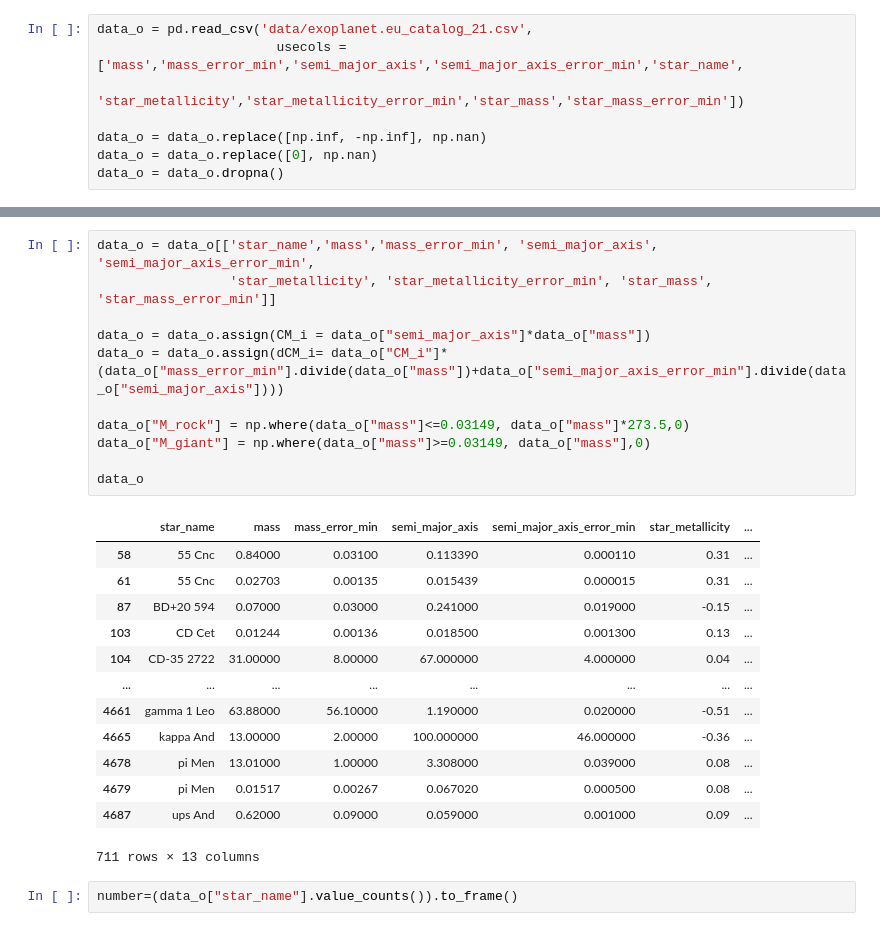
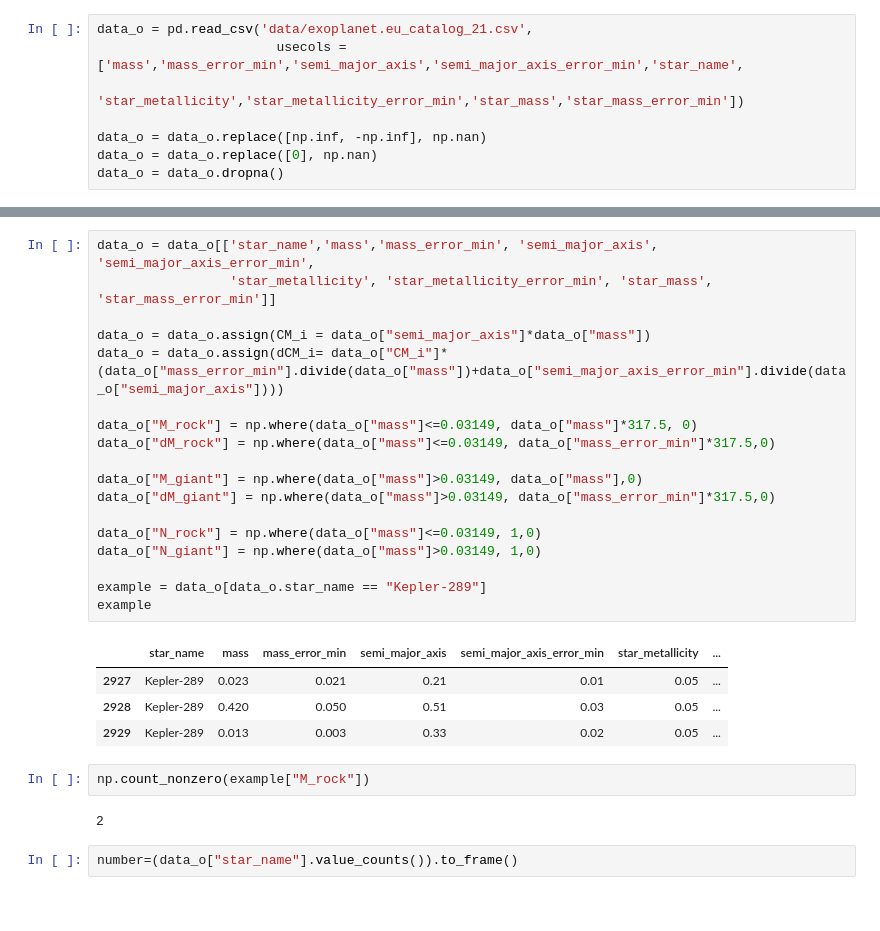
Before and after one commit to fjbautistas/kde_example, a Jupyter notebook: Marginal_Distributions.ipynb, the cells around one changed output, grey strips where cells are left out. Cells and saved outputs as stored; diff of their text form.

Commit message:
observational data treatment

```diff
--- a/Marginal_Distributions.ipynb
+++ b/Marginal_Distributions.ipynb
@@ -70,28 +70,30 @@ data_o
 # %%
 data_o = data_o[['star_name','mass','mass_error_min', 'semi_major_axis', 'semi_major_axis_error_min',
                  'star_metallicity', 'star_metallicity_error_min', 'star_mass', 'star_mass_error_min']]
 
 data_o = data_o.assign(CM_i = data_o["semi_major_axis"]*data_o["mass"])
 data_o = data_o.assign(dCM_i= data_o["CM_i"]*(data_o["mass_error_min"].divide(data_o["mass"])+data_o["semi_major_axis_error_min"].divide(data_o["semi_major_axis"])))
 
-data_o["M_rock"] = np.where(data_o["mass"]<=0.03149, data_o["mass"]*273.5,0)
-data_o["M_giant"] = np.where(data_o["mass"]>=0.03149, data_o["mass"],0)
+data_o["M_rock"] = np.where(data_o["mass"]<=0.03149, data_o["mass"]*317.5, 0)
+data_o["dM_rock"] = np.where(data_o["mass"]<=0.03149, data_o["mass_error_min"]*317.5,0)
 
-data_o
+data_o["M_giant"] = np.where(data_o["mass"]>0.03149, data_o["mass"],0)
+data_o["dM_giant"] = np.where(data_o["mass"]>0.03149, data_o["mass_error_min"]*317.5,0)
+
+data_o["N_rock"] = np.where(data_o["mass"]<=0.03149, 1,0)
+data_o["N_giant"] = np.where(data_o["mass"]>0.03149, 1,0)
+
+example = data_o[data_o.star_name == "Kepler-289"]
+example
 # %% [output]
 |  | star_name | mass | mass_error_min | semi_major_axis | semi_major_axis_error_min | star_metallicity | ... |
-| 58 | 55 Cnc | 0.84000 | 0.03100 | 0.113390 | 0.000110 | 0.31 | ... |
-| 61 | 55 Cnc | 0.02703 | 0.00135 | 0.015439 | 0.000015 | 0.31 | ... |
-| 87 | BD+20 594 | 0.07000 | 0.03000 | 0.241000 | 0.019000 | -0.15 | ... |
-| 103 | CD Cet | 0.01244 | 0.00136 | 0.018500 | 0.001300 | 0.13 | ... |
-| 104 | CD-35 2722 | 31.00000 | 8.00000 | 67.000000 | 4.000000 | 0.04 | ... |
-| ... | ... | ... | ... | ... | ... | ... | ... |
-| 4661 | gamma 1 Leo | 63.88000 | 56.10000 | 1.190000 | 0.020000 | -0.51 | ... |
-| 4665 | kappa And | 13.00000 | 2.00000 | 100.000000 | 46.000000 | -0.36 | ... |
-| 4678 | pi Men | 13.01000 | 1.00000 | 3.308000 | 0.039000 | 0.08 | ... |
-| 4679 | pi Men | 0.01517 | 0.00267 | 0.067020 | 0.000500 | 0.08 | ... |
-| 4687 | ups And | 0.62000 | 0.09000 | 0.059000 | 0.001000 | 0.09 | ... |
+| 2927 | Kepler-289 | 0.023 | 0.021 | 0.21 | 0.01 | 0.05 | ... |
+| 2928 | Kepler-289 | 0.420 | 0.050 | 0.51 | 0.03 | 0.05 | ... |
+| 2929 | Kepler-289 | 0.013 | 0.003 | 0.33 | 0.02 | 0.05 | ... |
-711 rows × 13 columns
+# %%
+np.count_nonzero(example["M_rock"])
+# %% [output]
+2
 # %%
 number=(data_o["star_name"].value_counts()).to_frame()
 # %%
```
Also changed, not shown: parts of 5 cells of this notebook.
